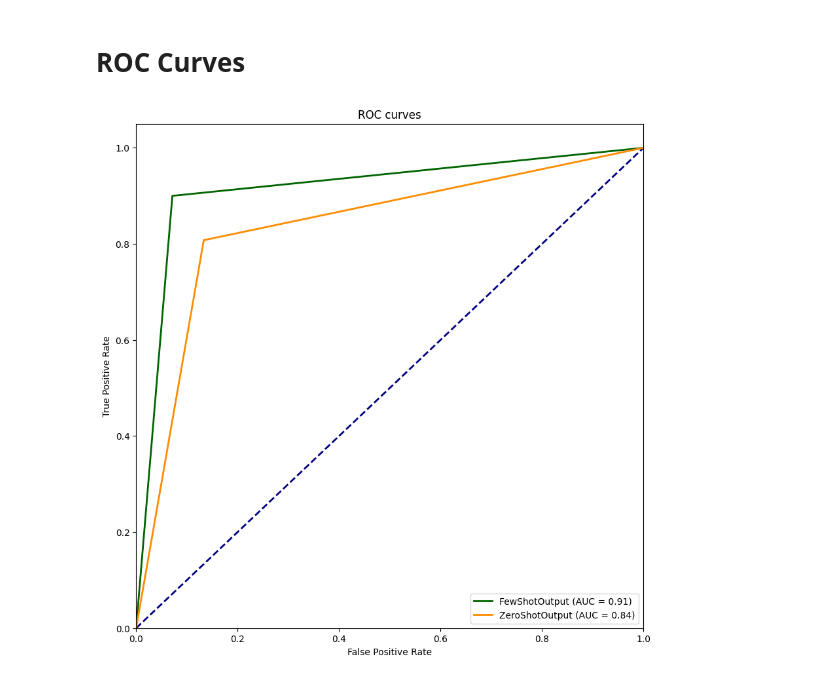
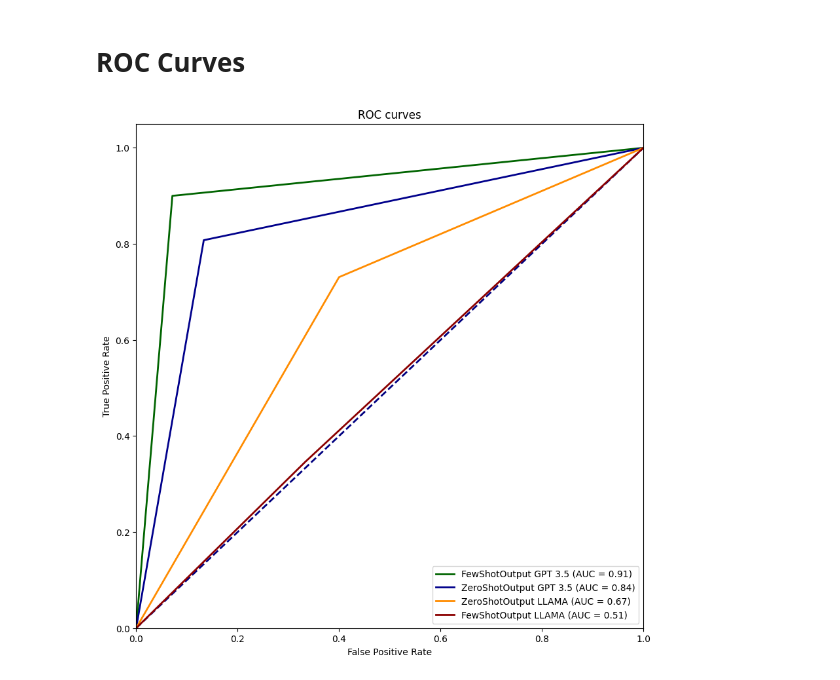
Before and after one commit to Dacian22/Medicar, a Jupyter notebook: Playground_LLM/EvaluationDataset.ipynb, the cells around one changed output. Saved outputs shown, nothing was run; the diff lists cells and outputs as text; code cells hidden in the pictures.

Commit message:
UPDATED Evaluation

```diff
--- a/Playground_LLM/EvaluationDataset.ipynb
+++ b/Playground_LLM/EvaluationDataset.ipynb
@@ -10,11 +14,17 @@ from sklearn.metrics import confusion_matrix
 # %%
 # read the data
-df_zs = pd.read_csv('..\\Playground_LLM\\EvaluationDatasetZeroShot.csv',
+df_zs = pd.read_csv('..\\Playground_LLM\\..\\Resources\\EvaluationDatasetZeroShot.csv',
                     delimiter=';')
-df_fs = pd.read_csv('..\\Playground_LLM\\EvaluationDatasetFewShot.csv',
+df_fs = pd.read_csv('..\\Playground_LLM\\..\\Resources\\EvaluationDatasetFewShot.csv',
                     delimiter=';', usecols=['edgeUsable', 'LLMAnswer'],
                     na_values=['None'])
 
 # drop all NAs in column LLMAnswer
 df_fs = df_fs.dropna(subset=['LLMAnswer']).astype(bool)
+# %%
+# read data for llama
+df_zs_llama = pd.read_csv('..\\Playground_LLM\\..\\Resources\\EvaluationDatasetLLama2ZeroShot.csv',
+                          delimiter=';')
+df_fs_llama = pd.read_csv('..\\Playground_LLM\\..\\Resources\\EvaluationDatasetLLama2.csv',
+                          delimiter=';')
 # %%
@@ -100,31 +166,37 @@ plot_confusion_matrix(cnf_matrix_zs, classes=['False', 'True'], title='Confusion
 # %% [markdown]
 # ROC Curves
 # %%
-# plot ROC curve
-import matplotlib.pyplot as plt
-from sklearn.metrics import roc_curve, auc
-import numpy as np
-
-# calculate the fpr and tpr for all thresholds of the ZeroShotOutput
+# calculate the fpr and tpr for all thresholds of the ZeroShotOutput for GPT 3.5
 fpr_zs, tpr_zs, threshold_zs = roc_curve(df_zs['edgeUsable'], df_zs['ZeroShotOutput'])
 roc_auc_zs = auc(fpr_zs, tpr_zs)
-# calculate the fpr and tpr for all thresholds of the FewShotOutput
+# calculate the fpr and tpr for all thresholds of the FewShotOutput for GPT 3.5
 fpr_fs, tpr_fs, threshold_fs = roc_curve(df_fs['edgeUsable'], df_fs['LLMAnswer'])
 roc_auc_fs = auc(fpr_fs, tpr_fs)
+
+# calculate the fpr and tpr for all thresholds of the ZeroShotOutput for LLAMA
+fpr_zs_llama, tpr_zs_llama, threshold_zs_llama = roc_curve(df_zs_llama['edgeUsable'], df_zs_llama['LLMAnswer'])
+roc_auc_zs_llama = auc(fpr_zs_llama, tpr_zs_llama)
+# calculate the fpr and tpr for all thresholds of the FewShotOutput for LLAMA
+fpr_fs_llama, tpr_fs_llama, threshold_fs_llama = roc_curve(df_fs_llama['edgeUsable'], df_fs_llama['LLMAnswer'])
+roc_auc_fs_llama = auc(fpr_fs_llama, tpr_fs_llama)
 
 # plot the ROC curve
 plt.figure(figsize=(10,10))
 plt.plot(fpr_fs, tpr_fs, color='darkgreen', lw=2,
-         label='FewShotOutput (AUC = %0.2f)' % roc_auc_fs)
+         label='FewShotOutput GPT 3.5 (AUC = %0.2f)' % roc_auc_fs)
 plt.plot([0, 1], [0, 1], color='navy', lw=2, linestyle='--')
-plt.plot(fpr_zs, tpr_zs, color='darkorange', lw=2,
-         label='ZeroShotOutput (AUC = %0.2f)' % roc_auc_zs)
+plt.plot(fpr_zs, tpr_zs, color='darkblue', lw=2,
+         label='ZeroShotOutput GPT 3.5 (AUC = %0.2f)' % roc_auc_zs)
+plt.plot(fpr_zs_llama, tpr_zs_llama, color='darkorange', lw=2,
+            label='ZeroShotOutput LLAMA (AUC = %0.2f)' % roc_auc_zs_llama)
+plt.plot(fpr_fs_llama, tpr_fs_llama, color='darkred', lw=2,
+            label='FewShotOutput LLAMA (AUC = %0.2f)' % roc_auc_fs_llama)
 plt.xlim([0.0, 1.0])
 plt.ylim([0.0, 1.05])
 plt.xlabel('False Positive Rate')
 plt.ylabel('True Positive Rate')
 plt.title('ROC curves')
 plt.legend(loc="lower right")
 plt.show()
 # %% [output]
-[figure, old version]
+[figure, new version]
```
Also changed, not shown: parts of 7 cells of this notebook, 4 other files.
